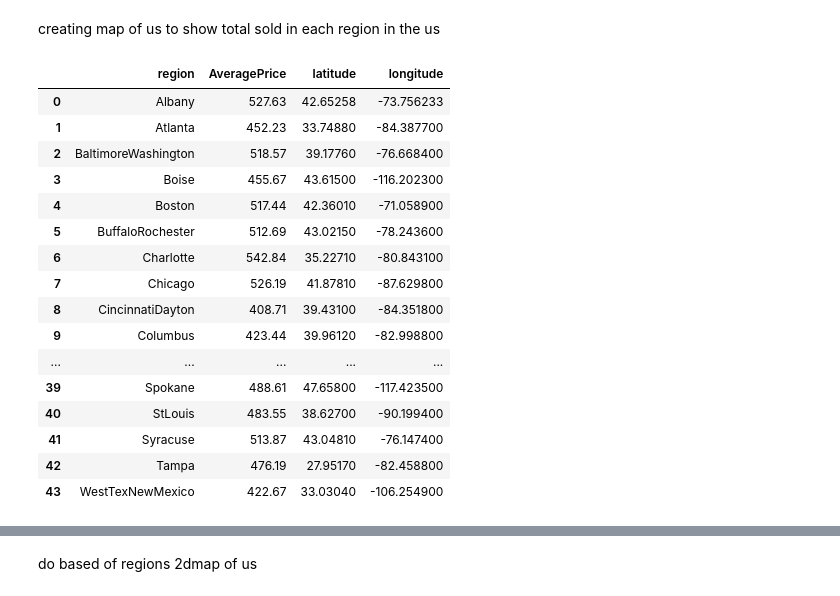
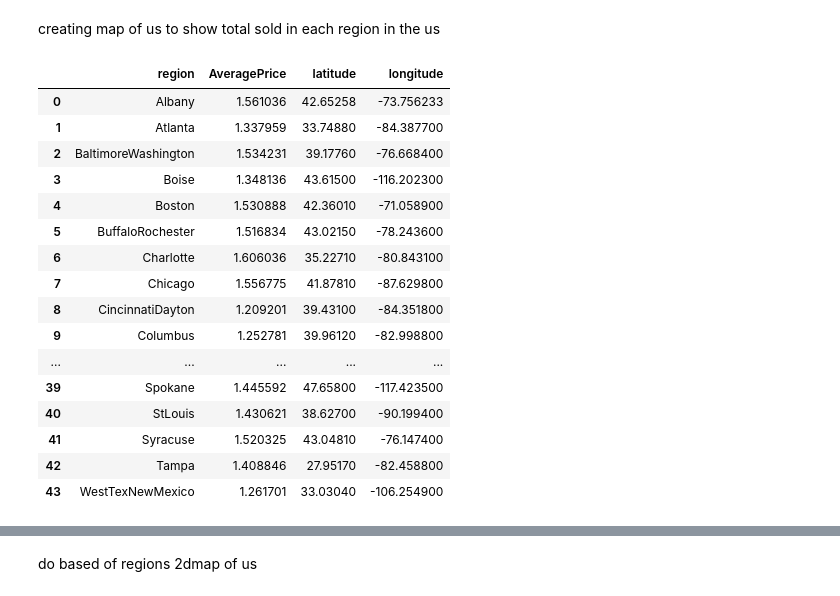
Before and after one commit to rsm-cds006/479GroupProject, a Jupyter notebook: Carrie.ipynb, the cells around one changed output, grey strips where cells are left out. Saved outputs shown, nothing was run; the diff lists cells and outputs as text; code cells hidden in the pictures.

```diff
--- a/Carrie.ipynb
+++ b/Carrie.ipynb
@@ -67,8 +67,8 @@ plt.show()
 # %% [markdown]
 creating map of us to show total sold in each region in the us
 # %%
-# Step 1: Aggregate the data by region to sum up the total volume of avocados sold.
-total_average_profit_by_region = avocado_df.groupby('region')['AveragePrice'].sum().reset_index()
+# Step 1: Calculate the average of the average prices for avocados sold in each region.
+average_price_by_region = avocado_df.groupby('region')['AveragePrice'].mean().reset_index()
 
 # Step 2: Assign Geographical Coordinates:
 coordinates = {
@@ -101,49 +101,49 @@ coordinates = {
     'Orlando': (28.5384, -81.3789),
     'Philadelphia': (39.9526, -75.1652),
     'PhoenixTucson': (32.8512, -111.5241),
     'Pittsburgh': (40.4406, -79.9959),
     'Portland': (45.5152, -122.6784),
     'RaleighGreensboro': (35.9261, -79.2151),
     'RichmondNorfolk': (37.1958, -76.8610),
     'Roanoke': (37.2710, -79.9414),
     'Sacramento': (38.5816, -121.4944),
     'SanDiego': (32.7157, -117.1611),
     'SanFrancisco': (37.7749, -122.4194),
     'Seattle': (47.6061, -122.3328),
     'SouthCarolina': (33.8361, -81.1637),
     'Spokane': (47.6580, -117.4235),
     'StLouis': (38.6270, -90.1994),
     'Syracuse': (43.0481, -76.1474),
     'Tampa': (27.9517, -82.4588),
     'WestTexNewMexico': (33.0304, -106.2549)
 }
 
 # Create a new DataFrame with the coordinates
 coords_list = [{'region': region, 'latitude': coords[0], 'longitude': coords[1]}
                for region, coords in coordinates.items()]
 coords_df = pd.DataFrame(coords_list)
 
 # Merge the total volume data with the coordinates
-merged_df = pd.merge(total_average_profit_by_region, coords_df, on='region', how='inner')
+merged_df = pd.merge(average_price_by_region, coords_df, on='region', how='inner')
 
 merged_df
 # %% [output]
 |  | region | AveragePrice | latitude | longitude |
-| 0 | Albany | 527.63 | 42.65258 | -73.756233 |
-| 1 | Atlanta | 452.23 | 33.74880 | -84.387700 |
-| 2 | BaltimoreWashington | 518.57 | 39.17760 | -76.668400 |
-| 3 | Boise | 455.67 | 43.61500 | -116.202300 |
-| 4 | Boston | 517.44 | 42.36010 | -71.058900 |
-| 5 | BuffaloRochester | 512.69 | 43.02150 | -78.243600 |
-| 6 | Charlotte | 542.84 | 35.22710 | -80.843100 |
-| 7 | Chicago | 526.19 | 41.87810 | -87.629800 |
-| 8 | CincinnatiDayton | 408.71 | 39.43100 | -84.351800 |
-| 9 | Columbus | 423.44 | 39.96120 | -82.998800 |
+| 0 | Albany | 1.561036 | 42.65258 | -73.756233 |
+| 1 | Atlanta | 1.337959 | 33.74880 | -84.387700 |
+| 2 | BaltimoreWashington | 1.534231 | 39.17760 | -76.668400 |
+| 3 | Boise | 1.348136 | 43.61500 | -116.202300 |
+| 4 | Boston | 1.530888 | 42.36010 | -71.058900 |
+| 5 | BuffaloRochester | 1.516834 | 43.02150 | -78.243600 |
+| 6 | Charlotte | 1.606036 | 35.22710 | -80.843100 |
+| 7 | Chicago | 1.556775 | 41.87810 | -87.629800 |
+| 8 | CincinnatiDayton | 1.209201 | 39.43100 | -84.351800 |
+| 9 | Columbus | 1.252781 | 39.96120 | -82.998800 |
 | ... | ... | ... | ... | ... |
-| 39 | Spokane | 488.61 | 47.65800 | -117.423500 |
-| 40 | StLouis | 483.55 | 38.62700 | -90.199400 |
-| 41 | Syracuse | 513.87 | 43.04810 | -76.147400 |
-| 42 | Tampa | 476.19 | 27.95170 | -82.458800 |
-| 43 | WestTexNewMexico | 422.67 | 33.03040 | -106.254900 |
+| 39 | Spokane | 1.445592 | 47.65800 | -117.423500 |
+| 40 | StLouis | 1.430621 | 38.62700 | -90.199400 |
+| 41 | Syracuse | 1.520325 | 43.04810 | -76.147400 |
+| 42 | Tampa | 1.408846 | 27.95170 | -82.458800 |
+| 43 | WestTexNewMexico | 1.261701 | 33.03040 | -106.254900 |
 # %%
 import plotly.graph_objects as go
```
Also changed, not shown: parts of 2 cells of this notebook.
